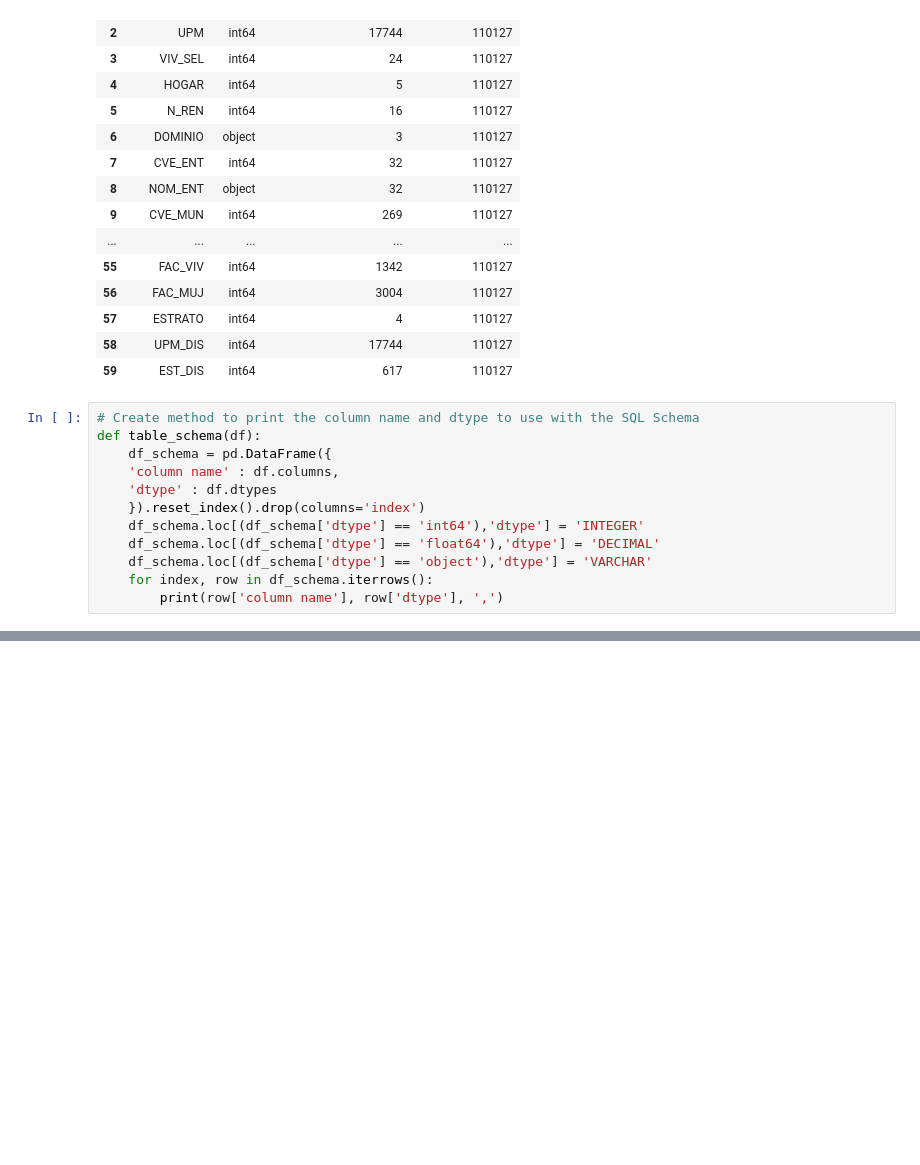
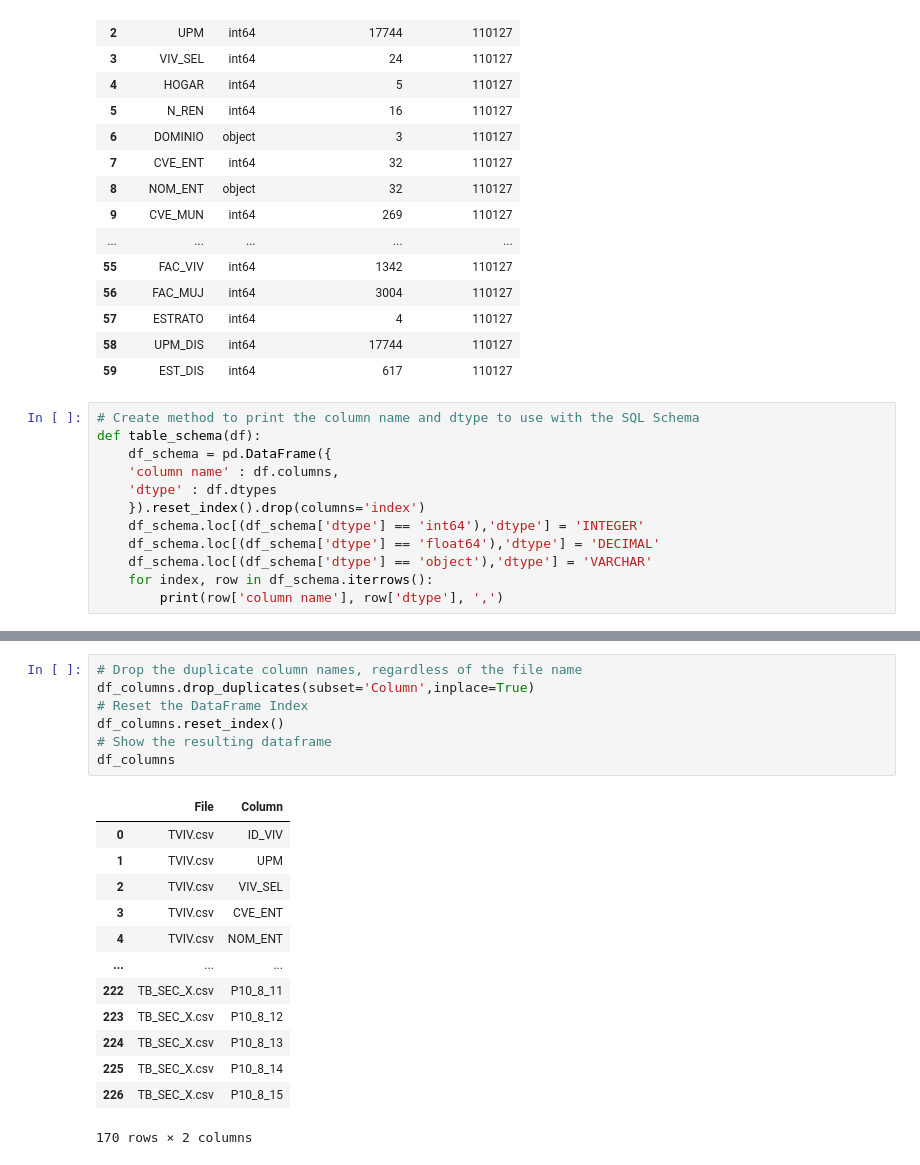
Before and after one commit to monalvrz/Obstetric_Violence_Analysis, a Jupyter notebook: Schema Creator.ipynb, the cells around one changed output, grey strips where cells are left out. Cells and saved outputs as stored; diff of their text form; blank space fills up the shorter version.

```diff
--- a/Schema Creator.ipynb
+++ b/Schema Creator.ipynb
@@ -106,0 +222,21 @@ ESTRATO INTEGER ,
+# %%
+# Drop the duplicate column names, regardless of the file name
+df_columns.drop_duplicates(subset='Column',inplace=True)
+# Reset the DataFrame Index
+df_columns.reset_index()
+# Show the resulting dataframe
+df_columns
+# %% [output]
+|  | File | Column |
+| 0 | TVIV.csv | ID_VIV |
+| 1 | TVIV.csv | UPM |
+| 2 | TVIV.csv | VIV_SEL |
+| 3 | TVIV.csv | CVE_ENT |
+| 4 | TVIV.csv | NOM_ENT |
+| ... | ... | ... |
+| 222 | TB_SEC_X.csv | P10_8_11 |
+| 223 | TB_SEC_X.csv | P10_8_12 |
+| 224 | TB_SEC_X.csv | P10_8_13 |
+| 225 | TB_SEC_X.csv | P10_8_14 |
+| 226 | TB_SEC_X.csv | P10_8_15 |
+170 rows × 2 columns
```
Also changed, not shown: parts of 8 cells of this notebook.
